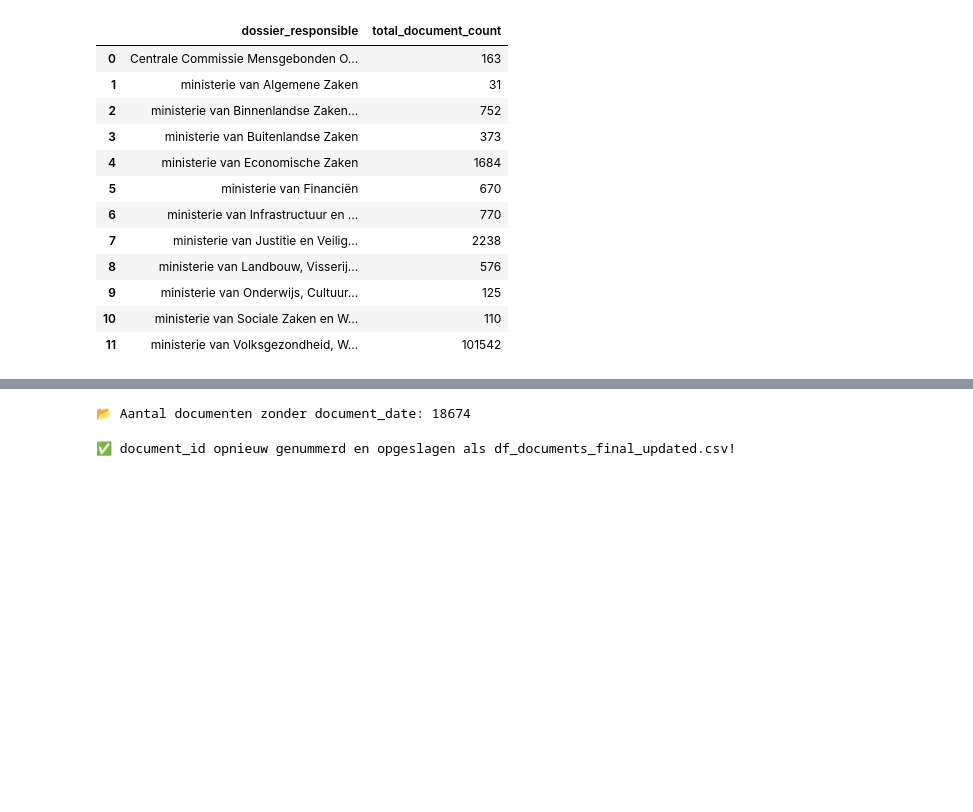
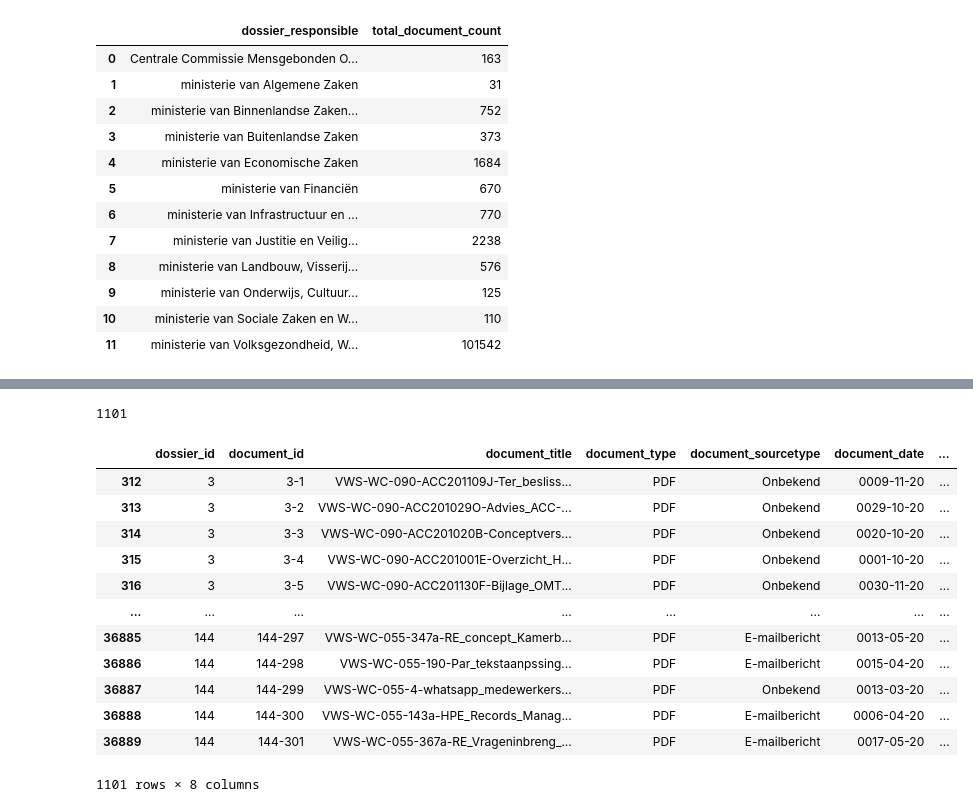
Before and after one commit to nenamagdalenaa/COVID-19-preprocessing, a Jupyter notebook: df_views.ipynb, the cells around one changed output, grey strips where cells are left out. Drawn from its saved outputs; the diff is of its cells as text; code cells hidden in the pictures; blank space fills up the shorter version.

```diff
--- a/df_views.ipynb
+++ b/df_views.ipynb
@@ -69,31 +69,21 @@ display(document_type_counts)
 | 7 | Afbeelding | 28 |
-# %%
-import pandas as pd
-
-# Laad de dataset
-df_documents = pd.read_csv("old_csvs/df_documents_final_updated.csv")
-
-# Tel het aantal documenten waar document_date NaN is
-missing_document_dates = df_documents["document_date"].isna().sum()
-
-print(f"📂 Aantal documenten zonder document_date: {missing_document_dates}")
-# %% [output]
-📂 Aantal documenten zonder document_date: 18674
-# %%
-import pandas as pd
-
-# Laad de CSV in Pandas
-df = pd.read_csv("df_ALL_documents.csv")
-
-# Sorteer de data op dossier_id en document_id (voor consistentie)
-df = df.sort_values(by=["dossier_id", "document_id"])
-
-# Maak een nieuwe doorlopende document_id over alle dossiers
-df["document_id"] = range(1, len(df) + 1)
-
-# Sla het bijgewerkte bestand op
-df.to_csv("df_documents_sequencial_IDs.csv", index=False)
-
-print("✅ document_id opnieuw genummerd en opgeslagen als df_documents_sequencial_IDs.csv!")
-# %% [output]
-✅ document_id opnieuw genummerd en opgeslagen als df_documents_final_updated.csv!
+# %%
+# verkeerd geformatte datums
+wrong_formatted_dates = df_documents[df_documents['document_date'].str.startswith('0', na=False)]
+print(len(wrong_formatted_dates))
+display(wrong_formatted_dates)
+# %% [output]
+1101
+|  | dossier_id | document_id | document_title | document_type | document_sourcetype | document_date | ... |
+| 312 | 3 | 3-1 | VWS-WC-090-ACC201109J-Ter_besliss... | PDF | Onbekend | 0009-11-20 | ... |
+| 313 | 3 | 3-2 | VWS-WC-090-ACC201029O-Advies_ACC-... | PDF | Onbekend | 0029-10-20 | ... |
+| 314 | 3 | 3-3 | VWS-WC-090-ACC201020B-Conceptvers... | PDF | Onbekend | 0020-10-20 | ... |
+| 315 | 3 | 3-4 | VWS-WC-090-ACC201001E-Overzicht_H... | PDF | Onbekend | 0001-10-20 | ... |
+| 316 | 3 | 3-5 | VWS-WC-090-ACC201130F-Bijlage_OMT... | PDF | Onbekend | 0030-11-20 | ... |
+| ... | ... | ... | ... | ... | ... | ... | ... |
+| 36885 | 144 | 144-297 | VWS-WC-055-347a-RE_concept_Kamerb... | PDF | E-mailbericht | 0013-05-20 | ... |
+| 36886 | 144 | 144-298 | VWS-WC-055-190-Par_tekstaanpssing... | PDF | E-mailbericht | 0015-04-20 | ... |
+| 36887 | 144 | 144-299 | VWS-WC-055-4-whatsapp_medewerkers... | PDF | Onbekend | 0013-03-20 | ... |
+| 36888 | 144 | 144-300 | VWS-WC-055-143a-HPE_Records_Manag... | PDF | E-mailbericht | 0006-04-20 | ... |
+| 36889 | 144 | 144-301 | VWS-WC-055-367a-RE_Vrageninbreng_... | PDF | E-mailbericht | 0017-05-20 | ... |
+1101 rows × 8 columns
```
Also changed, not shown: parts of 4 cells of this notebook, 2 other files.
